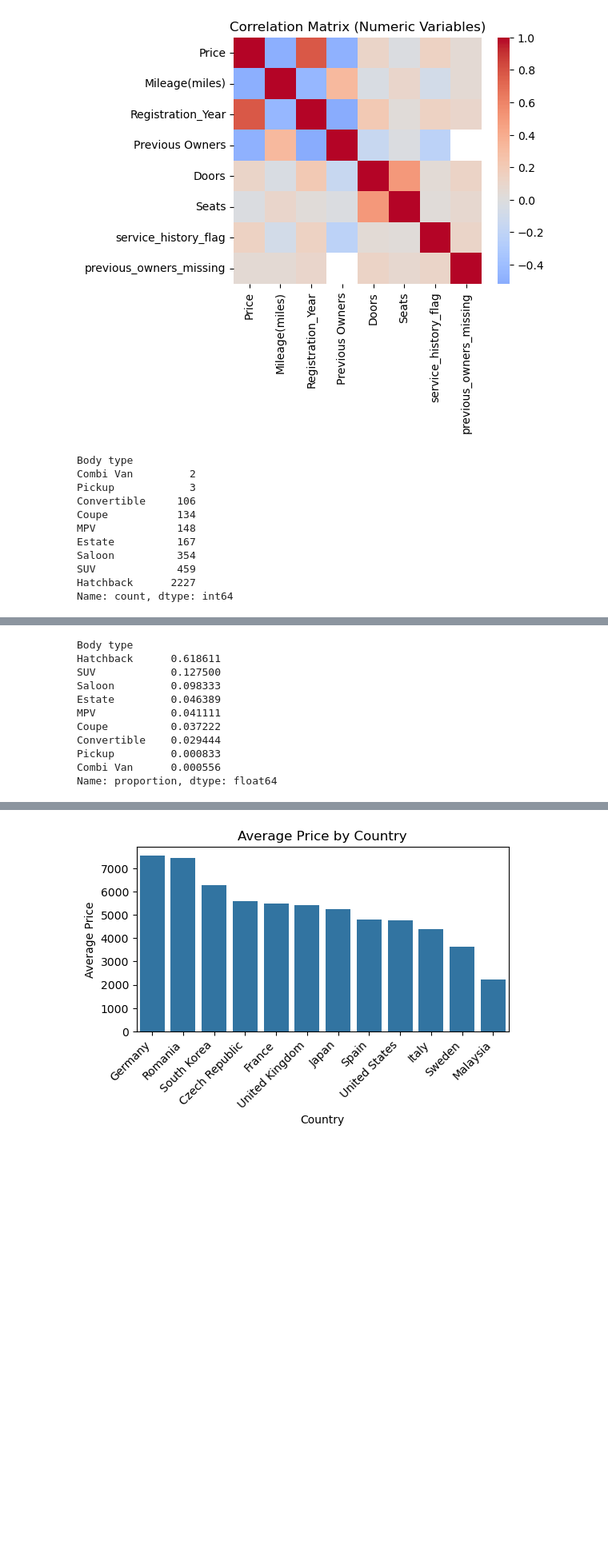
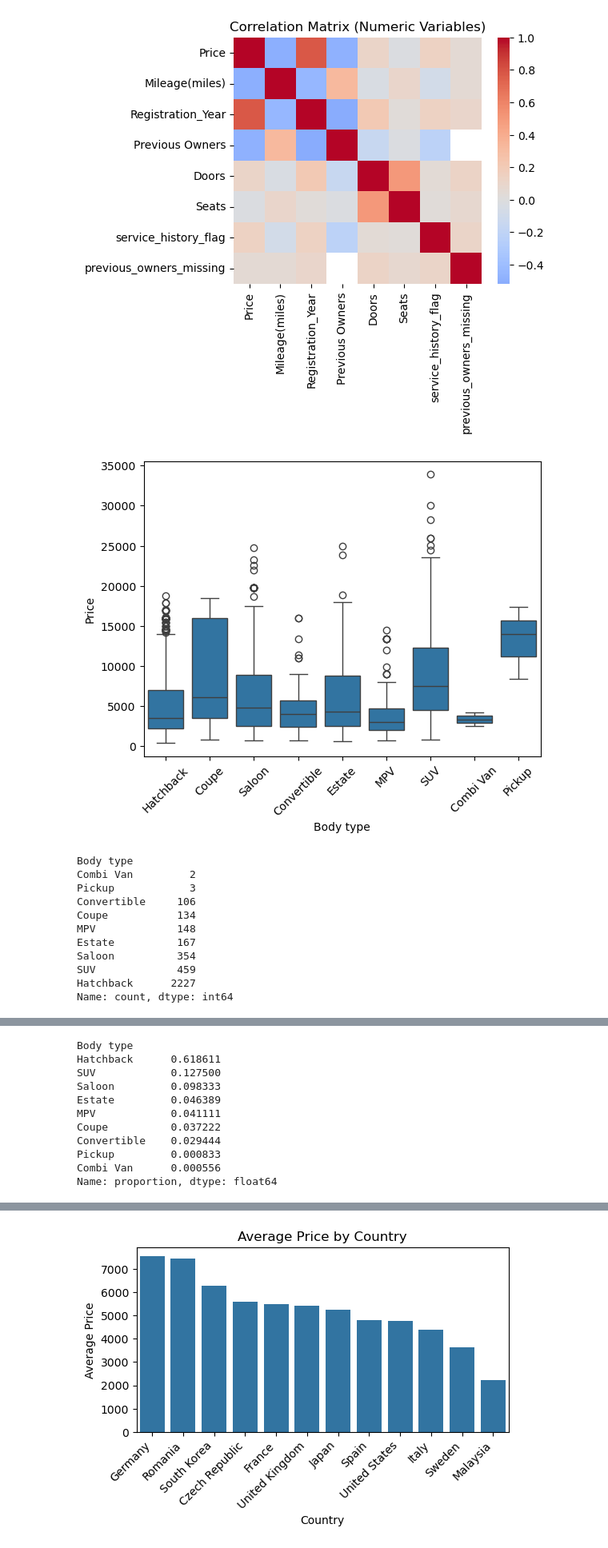
Before and after one commit to jojos0501/da5, a Jupyter notebook: 0206_DataTransformation/day2_project_조수경.ipynb, the cells around one changed output, grey strips where cells are left out. Shown at 80% size. Cells and saved outputs as stored; diff of their text form; code cells hidden in the pictures; blank space fills up the shorter version.

```diff
--- a/0206_DataTransformation/day2_project_조수경.ipynb
+++ b/0206_DataTransformation/day2_project_조수경.ipynb
@@ -830,9 +830,9 @@ plt.show()
 
 car_df.groupby("Body type")["Price"].mean().sort_values(ascending=False)
 
-# sns.boxplot(x="Body type", y="Price", data=car_df)
-# plt.xticks(rotation=45)
-# plt.show()
+sns.boxplot(x="Body type", y="Price", data=car_df)
+plt.xticks(rotation=45)
+plt.show()
 
 # 막대그래프로 이건 안됨. 가격의 분포를 볼수 없고 바디타입의 개수와 가격대를 보여주는거라. 가격 해석 전에 “표본 수가 충분한가?” 확인할 때
 # sns.countplot(x="Body type", data=car_df, order=car_df["Body type"].value_counts().index)
@@ -855,33 +855,109 @@ import pandas as pd
 import matplotlib.pyplot as plt
 
 body_counts = pd.Series(
     {
         "Hatchback": 2227,
         "SUV": 459,
         "Saloon": 354,
         "Estate": 167,
         "MPV": 148,
         "Coupe": 134,
         "Convertible": 106,
         "Pickup": 3,
         "Combi Van": 2
     }
 )
 
+#Body type별 가격 중앙값 / 평균 비교
+price_by_body = (
+    car_df
+    .groupby("Body type")["Price"]
+    .agg(["count", "median", "mean"])
+    .sort_values("median", ascending=False)
+)
+
+display(price_by_body)
+
 plt.figure(figsize=(6, 3))
 plt.bar(body_counts.index, body_counts.values)
 plt.xticks(rotation=45, ha="right")
 plt.ylabel("Count")
 plt.xlabel("Body type")
 plt.title("Distribution of Body Types (Value Counts)")
 plt.tight_layout()
 plt.show()
 
 # # 가격기준 오름차순으로 바디타입을 보겠다. 노말라이즈=true는 비율을 보겠다
 # display(top50["Body type"].value_counts(normalize=False))
 # display(bottom50["Body type"].value_counts(normalize=False))
 display(top_all["Body type"].value_counts(normalize=True))
+car_df.loc[car_df["Body type"] == "Pickup", "Price"]
+
+#픽업과 콤비밴은 비교대상에서 빼고 퀀타일로 비교해보자
+# 기준 1: 상위 분위수(quantile) 비교
+# 예: 상위 75%, 90% 가격
+
+filtered = car_df[~car_df["Body type"].isin(["Pickup", "Combi Van"])]
+
+price_quantiles = (
+    filtered
+    .groupby("Body type")["Price"]
+    .quantile([0.75, 0.9])
+    .unstack()
+    .rename(columns={0.75: "Q75", 0.9: "Q90"})
+    .sort_values("Q90", ascending=False)
+)
+
+display(price_quantiles)
+
+# 기준 2: 고가 비율 비교 (예: 상위 10%)
+# “이 Body type 중 몇 %가 고가 차량인가”
+
+threshold = car_df["Price"].quantile(0.9)
+
+high_price_ratio = (
+    filtered
+    .assign(high_price=lambda x: x["Price"] >= threshold)
+    .groupby("Body type")["high_price"]
+    .mean()
+    .sort_values(ascending=False)
+)
+
+display(high_price_ratio)
+
+#그런데 개체수가 다른데 고가차량 비율로만 비교가 가능한가?
+# 방법 1: 최소 표본 수 기준 설정 (가장 기본)
+
+min_n = 100
+
+stable_types = (
+    filtered["Body type"]
+    .value_counts()
+    .loc[lambda x: x >= min_n]
+    .index
+)
+
+stable_df = filtered[filtered["Body type"].isin(stable_types)]
+
+#분위수 기반 비교 (표본 수 영향 ↓)
+stable_df.groupby("Body type")["Price"].quantile(0.9)
+
+
+#방법 3: 불확실성까지 같이 보여주기
+#(EDA + 연구 둘 다에서 좋음)
+
+summary = (
+    stable_df
+    .groupby("Body type")["Price"]
+    .agg(
+        count="count",
+        median="median",
+        q90=lambda x: x.quantile(0.9)
+    )
+)
+display(summary)
 # %% [output]
+[figure, new version]
 Body type
 Combi Van         2
 Pickup            3
```
Also changed, not shown: parts of 3 cells of this notebook.
